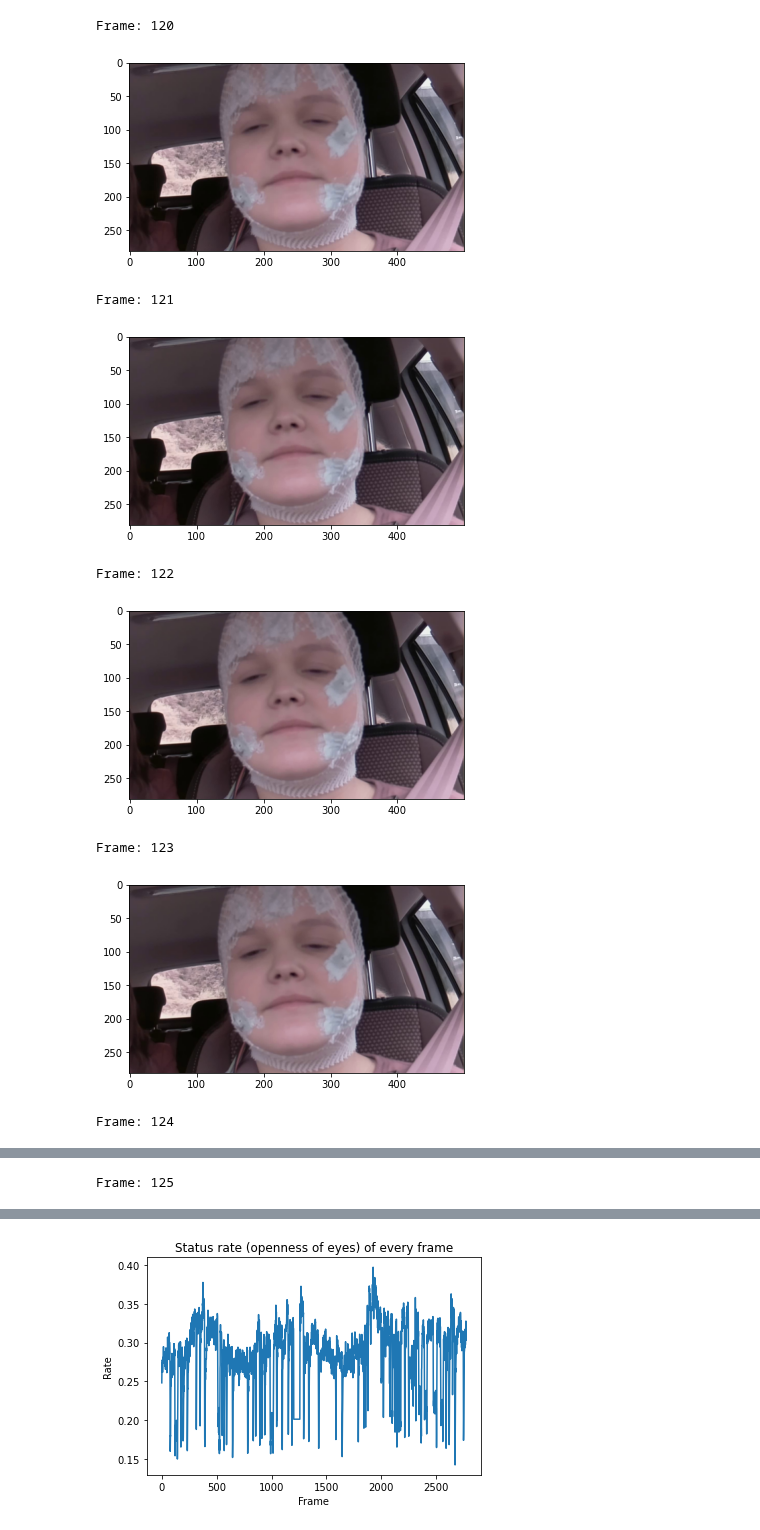
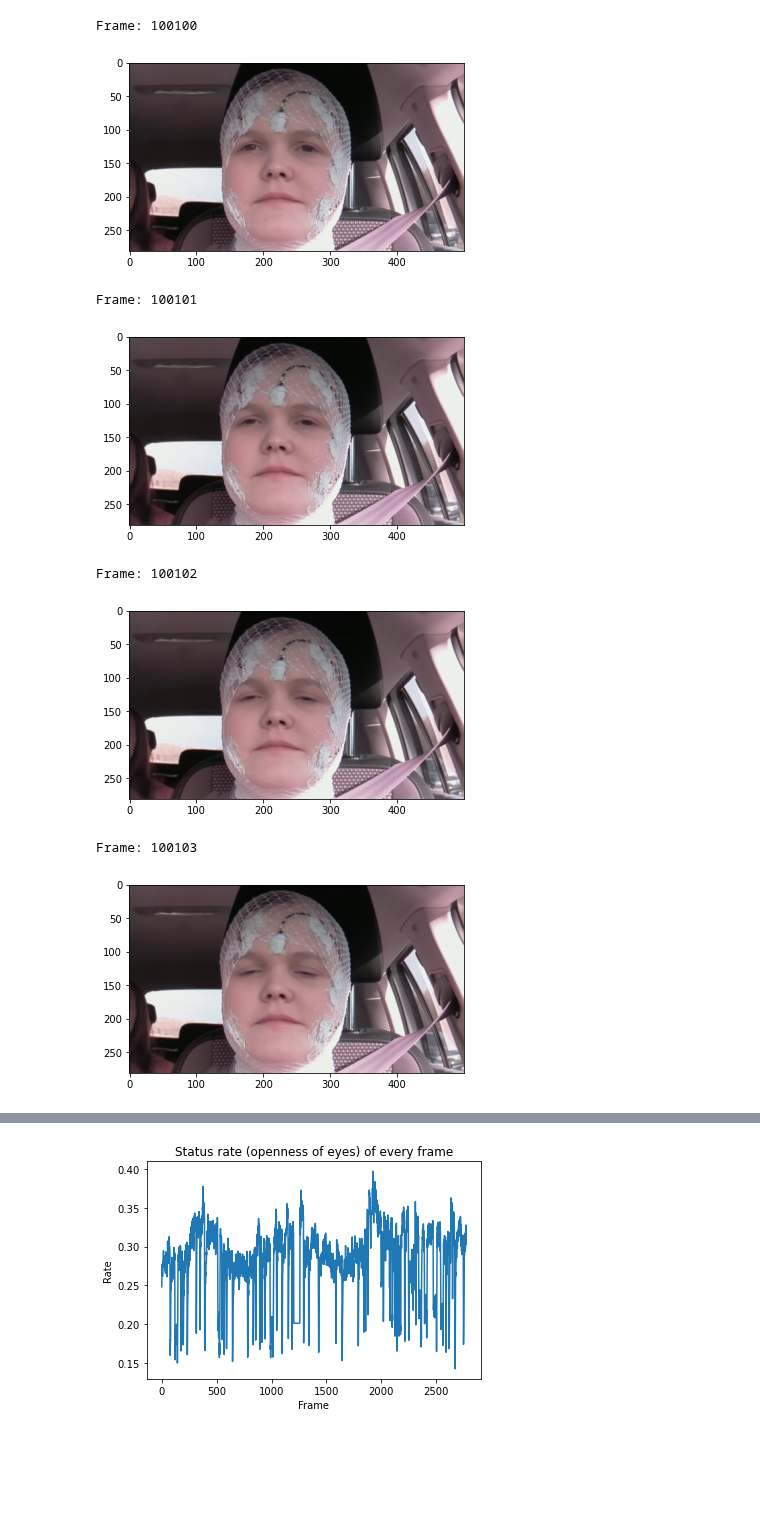
Before and after one commit to fruste/driver-drowsiness, a Jupyter notebook: code/blinking_detection.ipynb, the cells around one changed output, grey strips where cells are left out. Cells and saved outputs as stored; diff of their text form; code cells hidden in the pictures; blank space fills up the shorter version.

```diff
--- a/code/blinking_detection.ipynb
+++ b/code/blinking_detection.ipynb
@@ -135,25 +135,24 @@ def get_landmarks(img, gray, rects, show=False):
         plt.show()
     return shape
 # %%
-frame_start = 120
-frame_end = 150
+frame_start = 100100
+frame_end = 100103
 frames = range(frame_start, frame_end + 1)
 
 # Just plotting sequence of frames
 def plot_frames(frames):
     for frame in frames:
-        path = '../sleepy_test_frames/frame' + str(frame) + '.jpg'
+        path = '../test_frames/frame' + str(frame) + '.jpg'
         print("Frame: " + str(frame))
         test_img, gray = load_image(path, show=True, gray_show=False)
 
 plot_frames(frames)
 # %% [output]
-Frame: 120
+Frame: 100100
-[figure, old version]
+[figure, new version]
-Frame: 121
+Frame: 100101
-[figure, old version]
+[figure, new version]
-Frame: 122
+Frame: 100102
-[figure, old version]
+[figure, new version]
-Frame: 123
+Frame: 100103
-[figure, old version]
+[figure, new version]
-Frame: 124
@@ -161 +158,0 @@ Frame: 124
-Frame: 125
```
Also changed, not shown: parts of 5 cells of this notebook, 18 other files.
